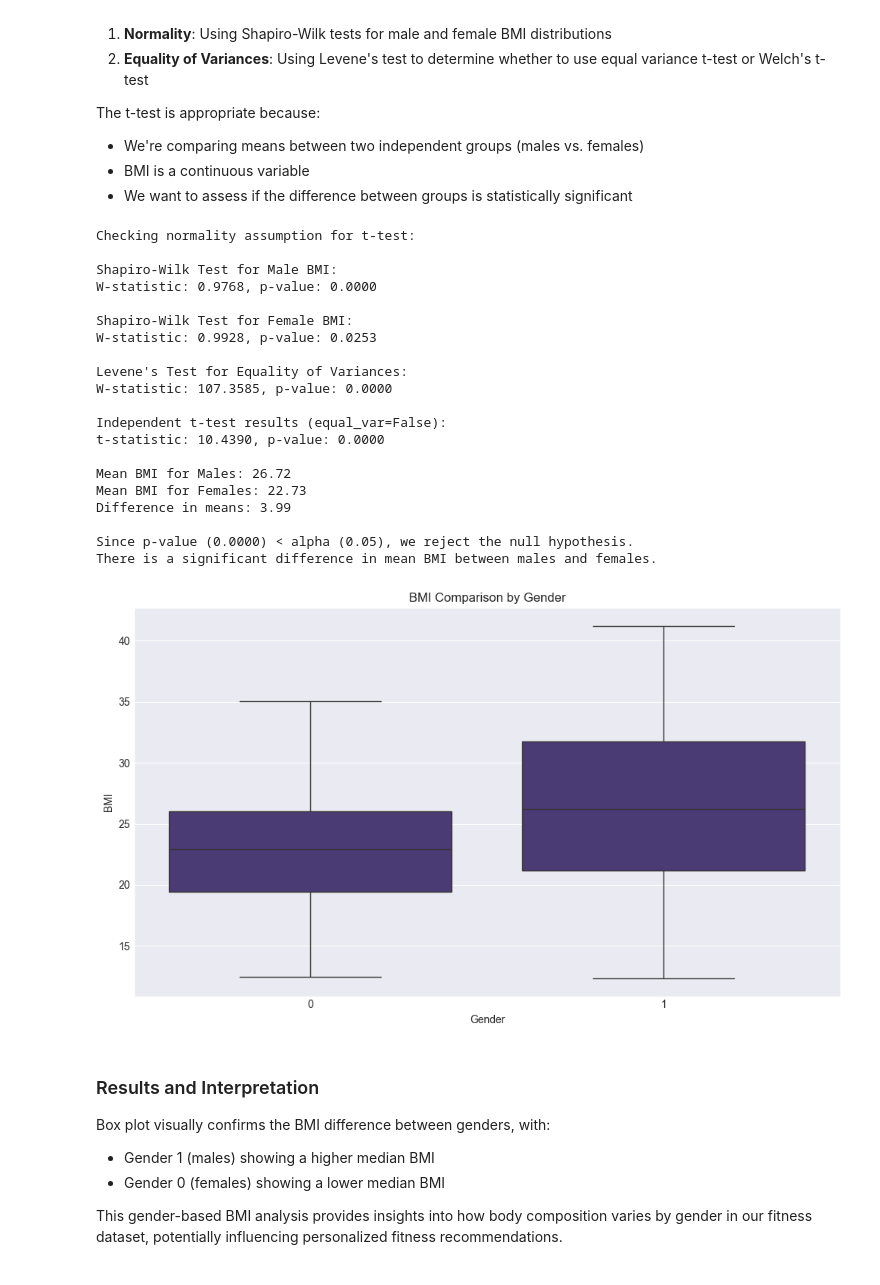
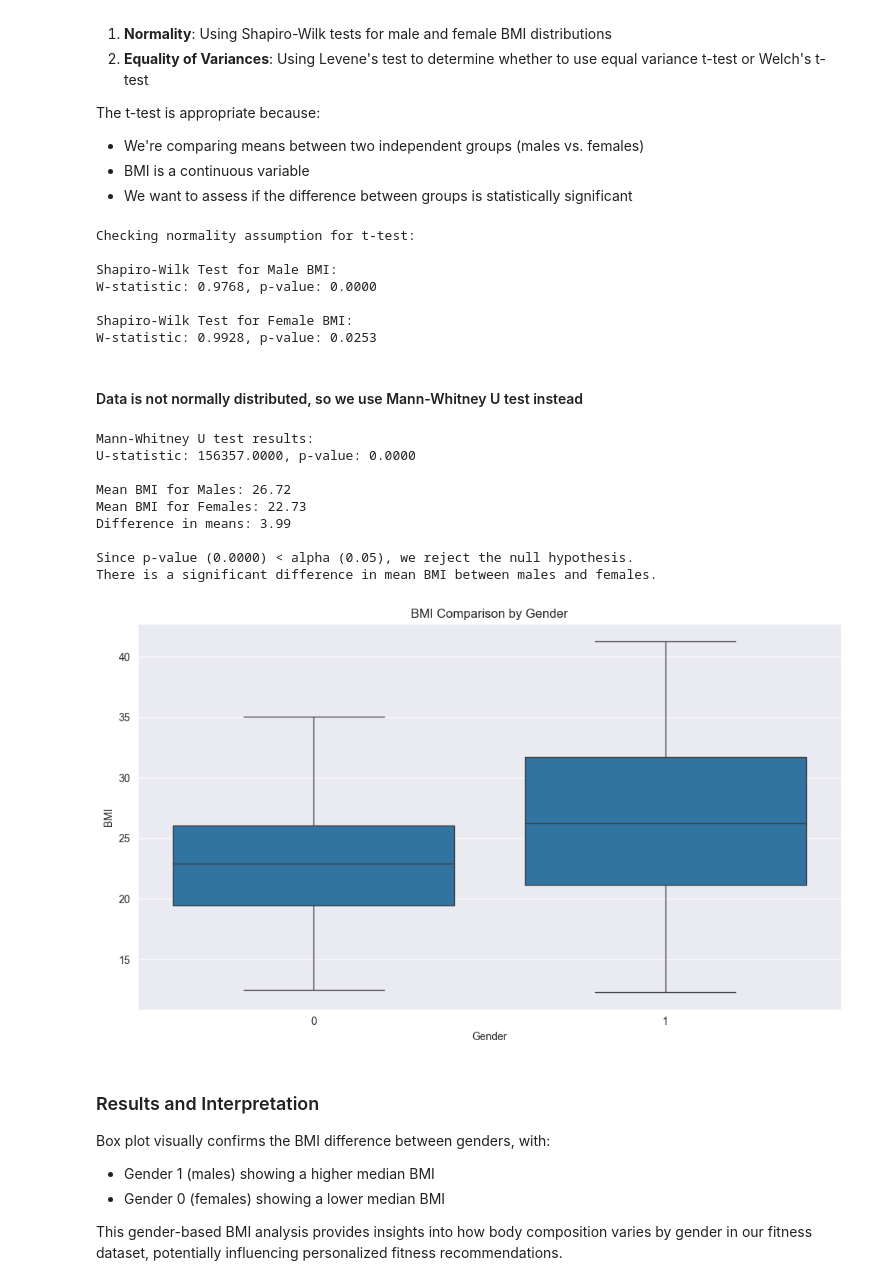
Before and after one commit to ivan-22-3-5/data_analysis_6th_sem, a Jupyter notebook: final-project/final-project.ipynb, the cells around one changed output. Drawn from its saved outputs; the diff is of its cells as text; code cells hidden in the pictures.

Commit message:
fix(final-project): replace t-test with u-test

```diff
--- a/final-project/final-project.ipynb
+++ b/final-project/final-project.ipynb
@@ -607,72 +608,66 @@ The t-test is appropriate because:
 - We're comparing means between two independent groups (males vs. females)
 - BMI is a continuous variable
 - We want to assess if the difference between groups is statistically significant
+# %%
+male_bmi = df_transformed[df_transformed['gender'] == 1]['bmi']
+female_bmi = df_transformed[df_transformed['gender'] == 0]['bmi']
+
+print("\nChecking normality assumption for t-test:")
+print("\nShapiro-Wilk Test for Male BMI:")
+shapiro_male = stats.shapiro(male_bmi)
+print(f"W-statistic: {shapiro_male[0]:.4f}, p-value: {shapiro_male[1]:.4f}")
+
+print("\nShapiro-Wilk Test for Female BMI:")
+shapiro_female = stats.shapiro(female_bmi)
+print(f"W-statistic: {shapiro_female[0]:.4f}, p-value: {shapiro_female[1]:.4f}")
+# %% [output]
+Checking normality assumption for t-test:
+
+Shapiro-Wilk Test for Male BMI:
+W-statistic: 0.9768, p-value: 0.0000
+
+Shapiro-Wilk Test for Female BMI:
+W-statistic: 0.9928, p-value: 0.0253
+# %% [markdown]
+#### Data is not normally distributed, so we use Mann-Whitney U test instead
 # %%
-male_bmi = df_transformed[df_transformed['gender'] == 1]['bmi']
-female_bmi = df_transformed[df_transformed['gender'] == 0]['bmi']
+u_stat, p_value = stats.mannwhitneyu(male_bmi, female_bmi, alternative='two-sided')
 
-print("\nChecking normality assumption for t-test:")
-print("\nShapiro-Wilk Test for Male BMI:")
-shapiro_male = stats.shapiro(male_bmi)
-print(f"W-statistic: {shapiro_male[0]:.4f}, p-value: {shapiro_male[1]:.4f}")
-
-print("\nShapiro-Wilk Test for Female BMI:")
-shapiro_female = stats.shapiro(female_bmi)
-print(f"W-statistic: {shapiro_female[0]:.4f}, p-value: {shapiro_female[1]:.4f}")
-
-print("\nLevene's Test for Equality of Variances:")
-levene = stats.levene(male_bmi, female_bmi)
-print(f"W-statistic: {levene[0]:.4f}, p-value: {levene[1]:.4f}")
-
-equal_var = levene[1] >= 0.05
-
-t_stat, p_value = stats.ttest_ind(male_bmi, female_bmi, equal_var=equal_var)
-print(f"\nIndependent t-test results (equal_var={equal_var}):")
-print(f"t-statistic: {t_stat:.4f}, p-value: {p_value:.4f}")
+print(f"Mann-Whitney U test results:")
+print(f"U-statistic: {u_stat:.4f}, p-value: {p_value:.4f}")
 
 male_mean = male_bmi.mean()
 female_mean = female_bmi.mean()
 print(f"\nMean BMI for Males: {male_mean:.2f}")
 print(f"Mean BMI for Females: {female_mean:.2f}")
 print(f"Difference in means: {abs(male_mean - female_mean):.2f}")
 
 alpha = 0.05
 if p_value < alpha:
     print(f"\nSince p-value ({p_value:.4f}) < alpha ({alpha}), we reject the null hypothesis.")
     print("There is a significant difference in mean BMI between males and females.")
 else:
     print(f"\nSince p-value ({p_value:.4f}) > alpha ({alpha}), we fail to reject the null hypothesis.")
     print("There is no significant difference in mean BMI between males and females.")
 
 plt.figure(figsize=(10, 6))
 sns.boxplot(x='gender', y='bmi', data=df_transformed)
 plt.title('BMI Comparison by Gender')
 plt.xlabel('Gender')
 plt.ylabel('BMI')
 plt.tight_layout()
 plt.show()
 # %% [output]
-Checking normality assumption for t-test:
-
-Shapiro-Wilk Test for Male BMI:
-W-statistic: 0.9768, p-value: 0.0000
-
-Shapiro-Wilk Test for Female BMI:
-W-statistic: 0.9928, p-value: 0.0253
-
-Levene's Test for Equality of Variances:
-W-statistic: 107.3585, p-value: 0.0000
-
-Independent t-test results (equal_var=False):
-t-statistic: 10.4390, p-value: 0.0000
+Mann-Whitney U test results:
+U-statistic: 156357.0000, p-value: 0.0000
 
 Mean BMI for Males: 26.72
 Mean BMI for Females: 22.73
 Difference in means: 3.99
 
 Since p-value (0.0000) < alpha (0.05), we reject the null hypothesis.
 There is a significant difference in mean BMI between males and females.
-[figure, old version]
+[figure, new version]
 # %% [markdown]
 ### Results and Interpretation
 
```
Also changed, not shown: parts of 14 cells of this notebook.
